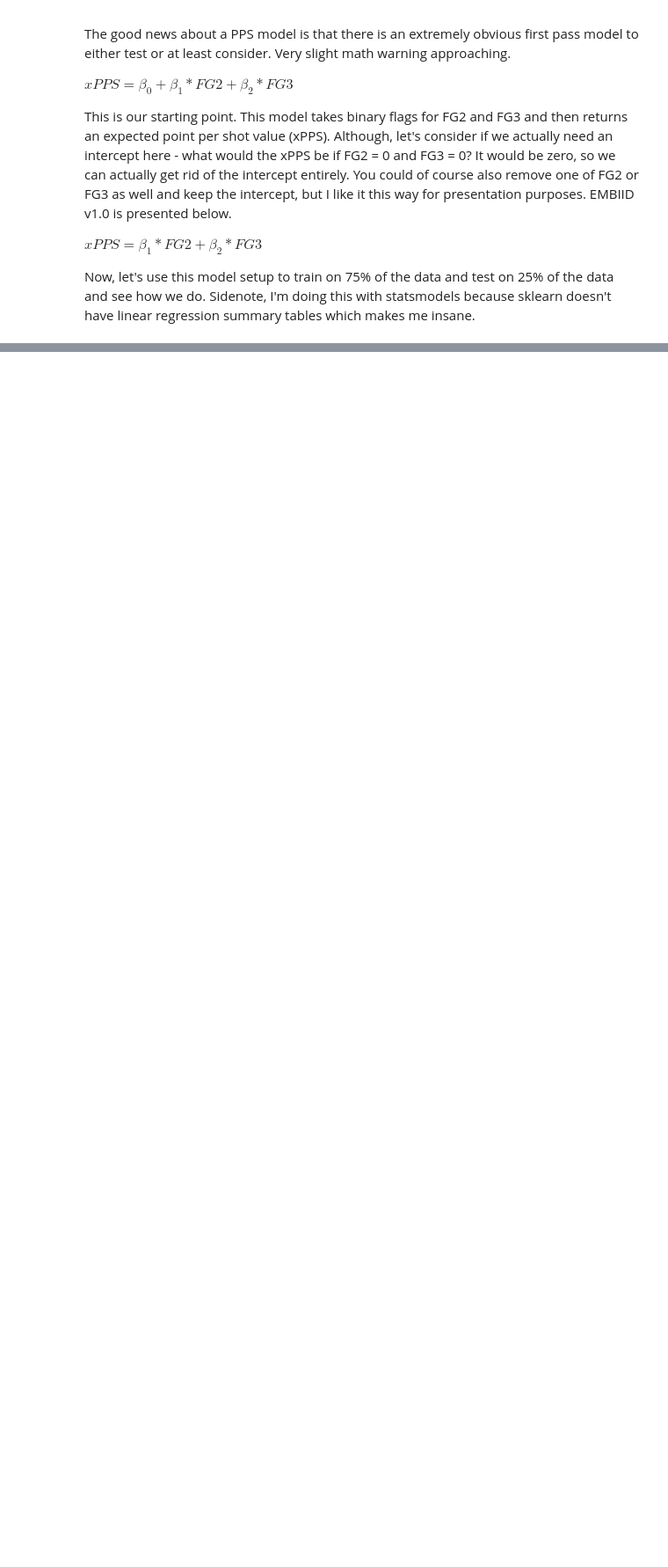
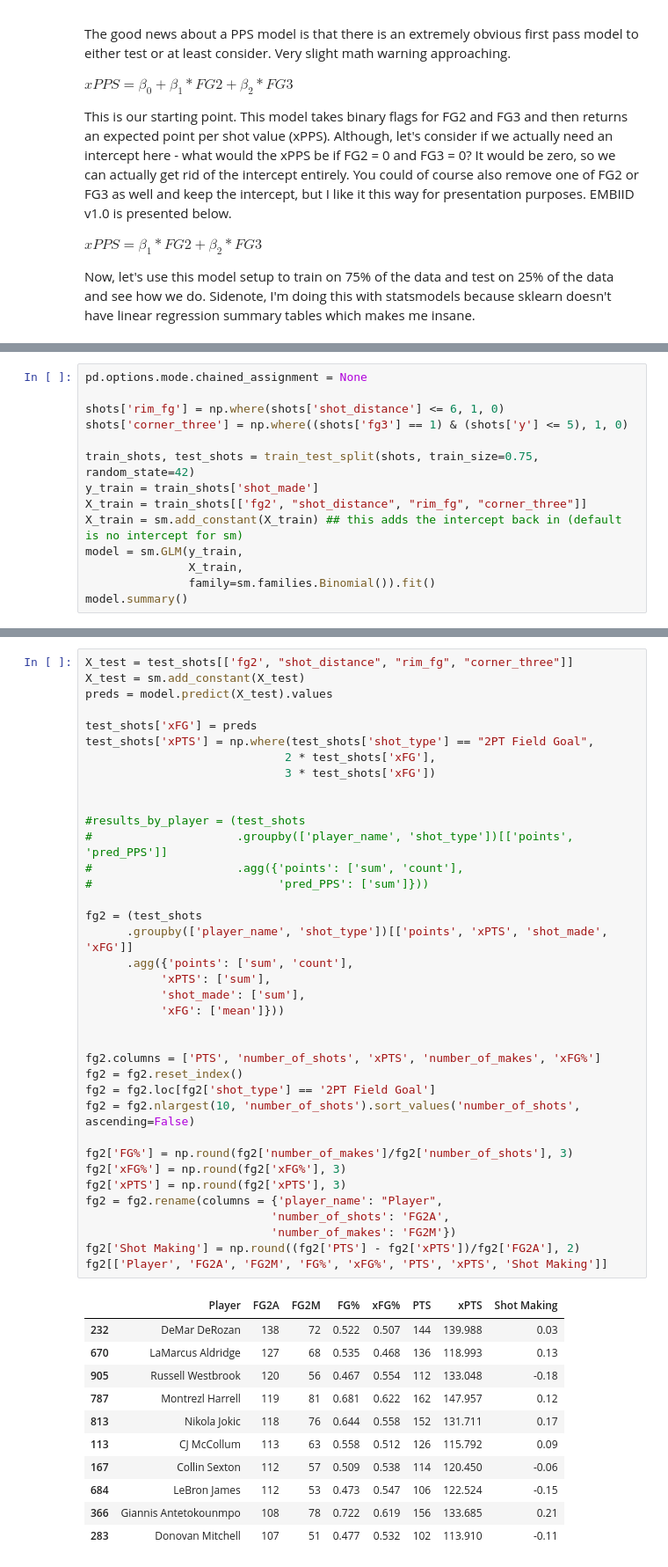
Before and after one commit to anpatton/basic-nba-tutorials, a Jupyter notebook: shot-quality/how_to_make_shot_quality_model.ipynb, the cells around one changed output, grey strips where cells are left out. Shown at 88% size. Saved outputs shown, nothing was run; the diff lists cells and outputs as text; blank space fills up the shorter version.

```diff
--- a/shot-quality/how_to_make_shot_quality_model.ipynb
+++ b/shot-quality/how_to_make_shot_quality_model.ipynb
@@ -112,0 +223,14 @@ model.summary()
+# %%
+pd.options.mode.chained_assignment = None
+
+shots['rim_fg'] = np.where(shots['shot_distance'] <= 6, 1, 0)
+shots['corner_three'] = np.where((shots['fg3'] == 1) & (shots['y'] <= 5), 1, 0)
+
+train_shots, test_shots = train_test_split(shots, train_size=0.75, random_state=42)
+y_train = train_shots['shot_made']
+X_train = train_shots[['fg2', "shot_distance", "rim_fg", "corner_three"]]
+X_train = sm.add_constant(X_train) ## this adds the intercept back in (default is no intercept for sm)
+model = sm.GLM(y_train,
+               X_train,
+               family=sm.families.Binomial()).fit()
+model.summary()
@@ -112,0 +256,49 @@ model.summary()
+# %%
+X_test = test_shots[['fg2', "shot_distance", "rim_fg", "corner_three"]]
+X_test = sm.add_constant(X_test)
+preds = model.predict(X_test).values
+
+test_shots['xFG'] = preds
+test_shots['xPTS'] = np.where(test_shots['shot_type'] == "2PT Field Goal",
+                             2 * test_shots['xFG'],
+                             3 * test_shots['xFG'])
+
+
+#results_by_player = (test_shots
+#                     .groupby(['player_name', 'shot_type'])[['points', 'pred_PPS']]
+#                     .agg({'points': ['sum', 'count'],
+#                           'pred_PPS': ['sum']}))
+
+fg2 = (test_shots
+      .groupby(['player_name', 'shot_type'])[['points', 'xPTS', 'shot_made', 'xFG']]
+      .agg({'points': ['sum', 'count'],
+           'xPTS': ['sum'],
+           'shot_made': ['sum'],
+           'xFG': ['mean']}))
+
+
+fg2.columns = ['PTS', 'number_of_shots', 'xPTS', 'number_of_makes', 'xFG%']
+fg2 = fg2.reset_index()
+fg2 = fg2.loc[fg2['shot_type'] == '2PT Field Goal']
+fg2 = fg2.nlargest(10, 'number_of_shots').sort_values('number_of_shots', ascending=False)
+
+fg2['FG%'] = np.round(fg2['number_of_makes']/fg2['number_of_shots'], 3)
+fg2['xFG%'] = np.round(fg2['xFG%'], 3)
+fg2['xPTS'] = np.round(fg2['xPTS'], 3)
+fg2 = fg2.rename(columns = {'player_name': "Player",
+                           'number_of_shots': 'FG2A',
+                           'number_of_makes': 'FG2M'})
+fg2['Shot Making'] = np.round((fg2['PTS'] - fg2['xPTS'])/fg2['FG2A'], 2)
+fg2[['Player', 'FG2A', 'FG2M', 'FG%', 'xFG%', 'PTS', 'xPTS', 'Shot Making']]
+# %% [output]
+|  | Player | FG2A | FG2M | FG% | xFG% | PTS | xPTS | Shot Making |
+| 232 | DeMar DeRozan | 138 | 72 | 0.522 | 0.507 | 144 | 139.988 | 0.03 |
+| 670 | LaMarcus Aldridge | 127 | 68 | 0.535 | 0.468 | 136 | 118.993 | 0.13 |
+| 905 | Russell Westbrook | 120 | 56 | 0.467 | 0.554 | 112 | 133.048 | -0.18 |
+| 787 | Montrezl Harrell | 119 | 81 | 0.681 | 0.622 | 162 | 147.957 | 0.12 |
+| 813 | Nikola Jokic | 118 | 76 | 0.644 | 0.558 | 152 | 131.711 | 0.17 |
+| 113 | CJ McCollum | 113 | 63 | 0.558 | 0.512 | 126 | 115.792 | 0.09 |
+| 167 | Collin Sexton | 112 | 57 | 0.509 | 0.538 | 114 | 120.450 | -0.06 |
+| 684 | LeBron James | 112 | 53 | 0.473 | 0.547 | 106 | 122.524 | -0.15 |
+| 366 | Giannis Antetokounmpo | 108 | 78 | 0.722 | 0.619 | 156 | 133.685 | 0.21 |
+| 283 | Donovan Mitchell | 107 | 51 | 0.477 | 0.532 | 102 | 113.910 | -0.11 |
```
Also changed, not shown: parts of 13 cells of this notebook, 2 other files.
